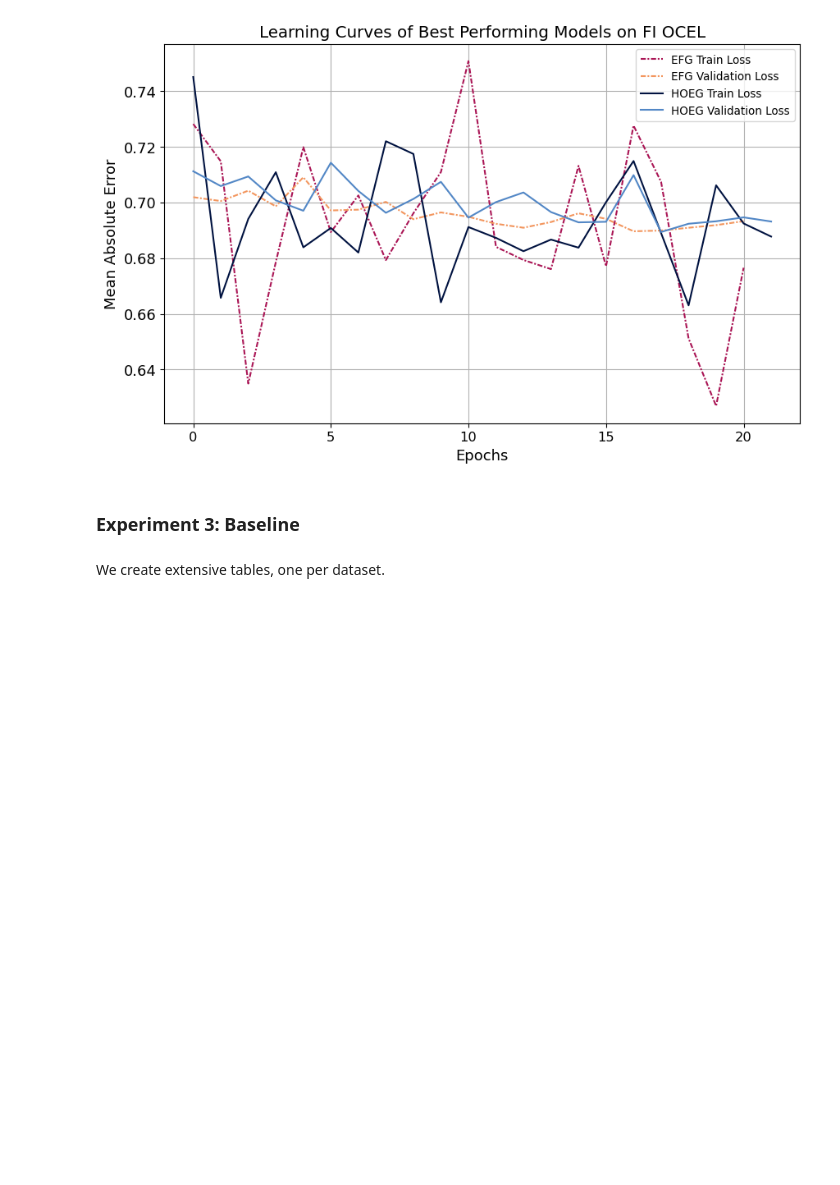
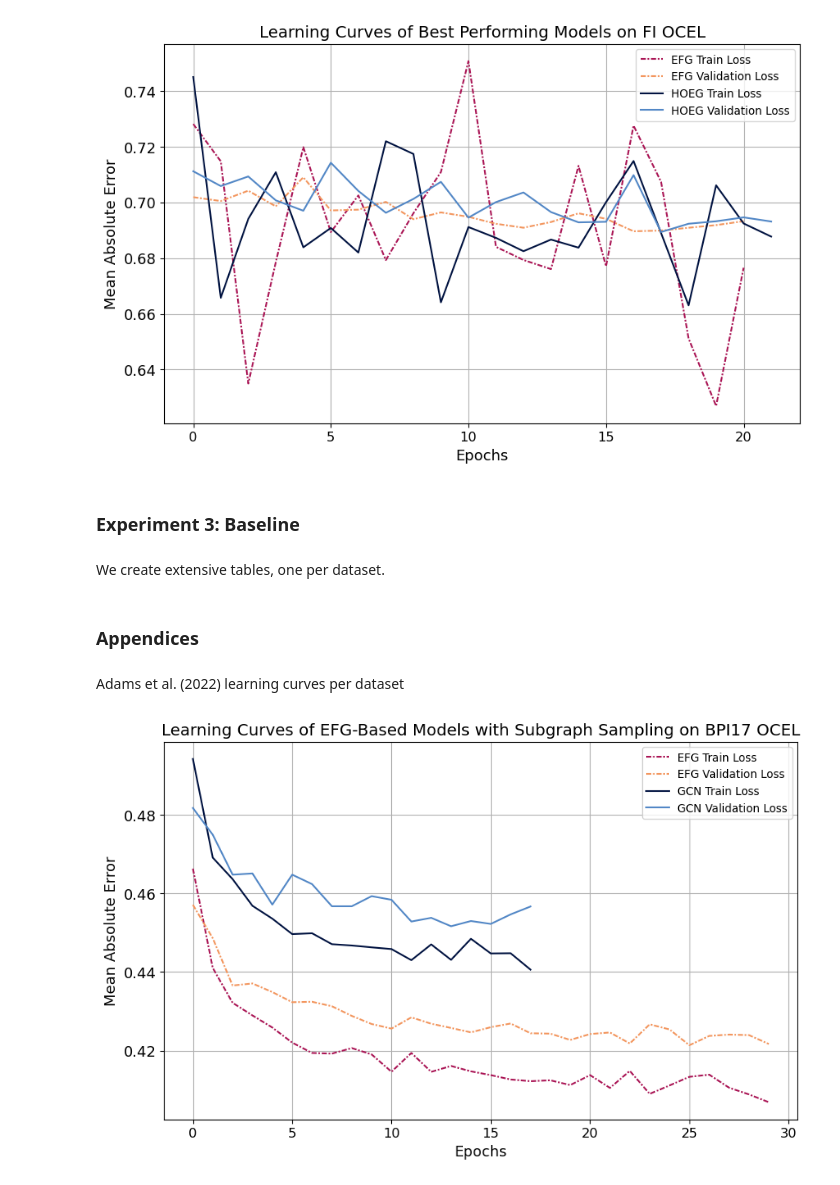
Before and after one commit to TKForgeron/OCPPM, a Jupyter notebook: visualizations/create_results_visualizations.ipynb, the cells around one changed output. Drawn from its saved outputs; the diff is of its cells as text; code cells hidden in the pictures; blank space fills up the shorter version.

Commit message:
add subgraph sampling learning curves for appendix

```diff
--- a/visualizations/create_results_visualizations.ipynb
+++ b/visualizations/create_results_visualizations.ipynb
@@ -142,3 +144,31 @@ visualization_utils.get_exp2b_plot(
 ### Experiment 3: Baseline
 # %% [markdown]
 We create extensive tables, one per dataset.
+# %% [markdown]
+### Appendices
+# %% [markdown]
+Adams et al. (2022) learning curves per dataset
+# %%
+# Read data from CSV files
+data_base_path="visualizations/data/subgraph_sampling_learning_curves/bpi17"
+
+train_data_gcn = pd.read_csv(os.path.join(data_base_path,'lr=0.01_hidden_dim=24_AdamsGCN', 'train.csv'))
+validation_data_gcn = pd.read_csv(os.path.join(data_base_path,'lr=0.01_hidden_dim=24_AdamsGCN', 'valid.csv'))
+
+train_data_efg = pd.read_csv(os.path.join(data_base_path,'lr=0.001_hidden_dim=64_HigherOrderGNN_EFG', 'train.csv'))
+validation_data_efg = pd.read_csv(os.path.join(data_base_path,'lr=0.001_hidden_dim=64_HigherOrderGNN_EFG', 'valid.csv'))
+
+visualization_utils.get_subgraph_sampling_learning_curves(
+    dataset="BPI17",
+    model_colors={
+        "efg": (visualization_utils.BURGUNDY, visualization_utils.ORANGE),
+        "gcn": (visualization_utils.DARKBLUE, visualization_utils.BLUE),
+    },
+    train_datas=[train_data_efg, train_data_gcn],
+    validation_datas=[validation_data_efg, validation_data_gcn],
+    figsize=(10, 6),
+    fontsize=13,
+    save=True,
+)
+# %% [output]
+[figure, added]
```
Also changed, not shown: parts of 3 cells of this notebook, 3 other files.
